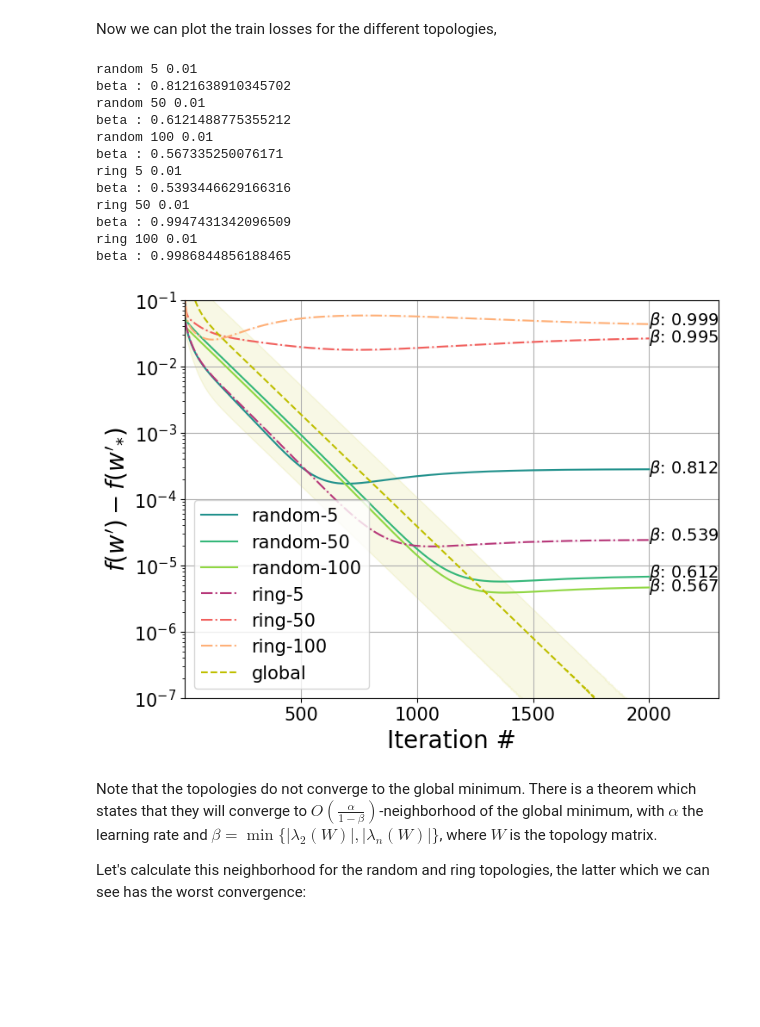
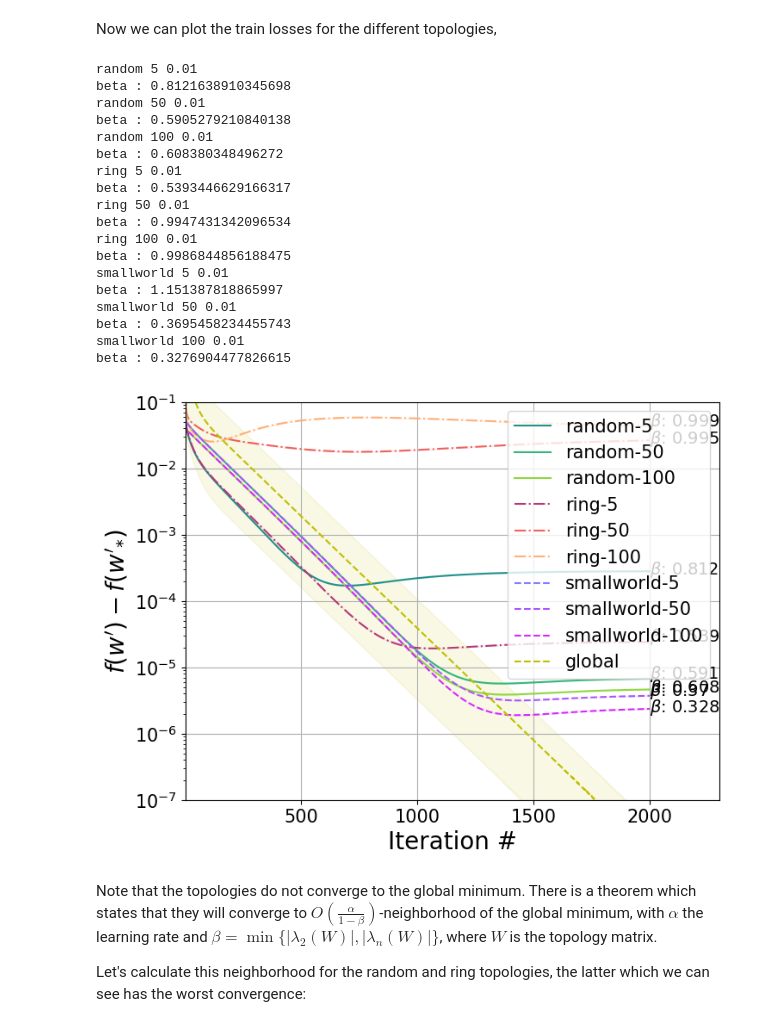
Before and after one commit to eelismie/OptForML-Project, a Jupyter notebook: notebooks/train_plots.ipynb, the cells around one changed output. Drawn from its saved outputs; the diff is of its cells as text; code cells hidden in the pictures; blank space fills up the shorter version.

```diff
--- a/notebooks/train_plots.ipynb
+++ b/notebooks/train_plots.ipynb
@@ -181,6 +178,8 @@ def ax_annotate_beta(ax, losses, topo, nodes, lr, yoffset):
         W = MH_weights(random_topo(nodes))
     elif topo == "ring":
         W = ring_topo(nodes)
+    elif topo == "smallworld":
+        W = MH_weights(small_world_topo(nodes))
     beta = get_beta(W)
     print('beta :', beta)
     N = len(losses)
@@ -191,6 +190,7 @@ def ax_annotate_beta(ax, losses, topo, nodes, lr, yoffset):
 annotate_beta = True
 # %%
 import itertools
+from topos import ring_topo, random_topo, small_world_topo, MH_weights
 
 # plot options
 figsize = (8, 6)
@@ -214,8 +214,8 @@ fig, axes = plt.subplots(1, 1, figsize=figsize)
 ax = axes
 # ax.set_xscale('log')
 ax.set_yscale('log')
-cmaps = itertools.cycle(['viridis', 'magma', 'cool'])
-fmts = itertools.cycle(['-', '-.', '..'])
+cmaps = itertools.cycle(['viridis', 'magma', 'cool', 'cividis'])
+fmts = itertools.cycle(['-', '-.', '--', '-.'])
 yoffsets = itertools.cycle([0.1, 0])
 for topo, d1 in dfs.groupby('topo'):
     if topo in exclude_topos:
@@ -245,40 +245,46 @@ for topo, d1 in dfs.groupby('topo'):
             ax.plot(xaxis, d3['loss']-global_opt, fmt,
                     label=f'{topo}-{int(nb_nodes)}', color=color)
             ax.fill_between(xaxis,
                             d3['min_loss']-global_opt,
                             d3['max_loss']-global_opt,
                             alpha=alpha, color=color)
             ax_annotate_beta(ax, d3['loss']-global_opt,
                              topo, nb_nodes, lr, yoffset=next(yoffsets))
 
 p = ax.plot(xaxis, m_gl_losses[:len(xaxis)]-global_opt, 'y--', label='global')
 color = p[0].get_color()
 ax.fill_between(xaxis,
                 l_gl_losses[:len(xaxis)]-global_opt,
                 h_gl_losses[:len(xaxis)]-global_opt,
                 alpha=alpha, color=color)
 
 ax.legend()
 ax.set_xlabel('Iteration #')
 ax.set_ylabel(r"$f(w')-f(w'_{*})$")
 ax.set_xlim(1, xaxis[-1]*1.15)
 ax.set_ylim(1e-7, 0.1)
 ax.grid()
 plt.show()
 # %% [output]
 random 5 0.01
-beta : 0.8121638910345702
+beta : 0.8121638910345698
 random 50 0.01
-beta : 0.6121488775355212
+beta : 0.5905279210840138
 random 100 0.01
-beta : 0.567335250076171
+beta : 0.608380348496272
 ring 5 0.01
-beta : 0.5393446629166316
+beta : 0.5393446629166317
 ring 50 0.01
-beta : 0.9947431342096509
+beta : 0.9947431342096534
 ring 100 0.01
-beta : 0.9986844856188465
+beta : 0.9986844856188475
+smallworld 5 0.01
+beta : 1.151387818865997
+smallworld 50 0.01
+beta : 0.3695458234455743
+smallworld 100 0.01
+beta : 0.3276904477826615
-[figure, old version]
+[figure, new version]
 # %% [markdown]
 Note that the topologies do not converge to the global minimum. There is a theorem which states that they will converge to $O\left(\frac{\alpha}{1-\beta}\right)$-neighborhood of the global minimum, with $\alpha$ the learning rate and $\beta=\min\{|\lambda_2(W)|, |\lambda_n(W)|\}$, where $W$ is the topology matrix.
 
```
Also changed, not shown: parts of 6 cells of this notebook, 5 other files.
